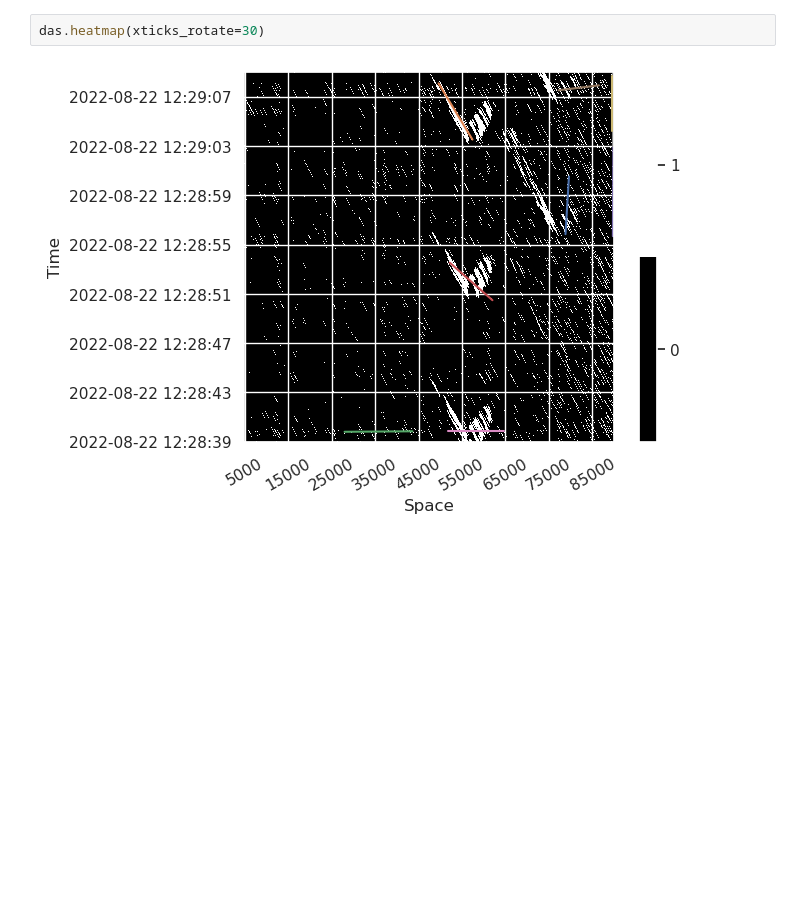
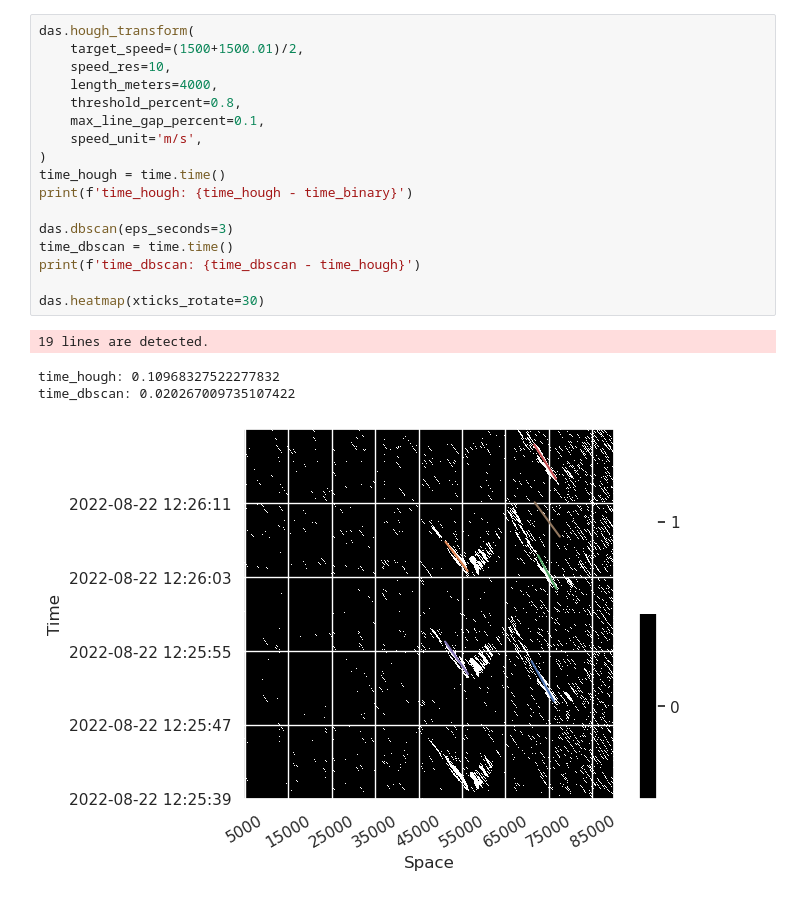
Before and after one commit to truongphanduykhanh/dasly, a Jupyter notebook: notebooks/19.2-khanhtruong-whale-newdasly.ipynb, the cells around one changed output. Saved outputs shown, nothing was run; the diff lists cells and outputs as text; blank space fills up the shorter version.

```diff
--- a/notebooks/19.2-khanhtruong-whale-newdasly.ipynb
+++ b/notebooks/19.2-khanhtruong-whale-newdasly.ipynb
@@ -57,7 +124,25 @@ print(f'time_dbscan: {time_dbscan - time_hough}')
-# %%
-das.heatmap(xticks_rotate=30)
-# %% [output]
-[figure, removed]
+# %%
+das.hough_transform(
+    target_speed=(1500+1500.01)/2,
+    speed_res=10,
+    length_meters=4000,
+    threshold_percent=0.8,
+    max_line_gap_percent=0.1,
+    speed_unit='m/s',
+)
+time_hough = time.time()
+print(f'time_hough: {time_hough - time_binary}')
+
+das.dbscan(eps_seconds=3)
+time_dbscan = time.time()
+print(f'time_dbscan: {time_dbscan - time_hough}')
+
+das.heatmap(xticks_rotate=30)
+# %% [output]
+19 lines are detected.
+time_hough: 0.10968327522277832
+time_dbscan: 0.020267009735107422
+[figure, added]
 # %%
 das.lines_df
 # %% [output]
```
Also changed, not shown: parts of 13 cells of this notebook, 7 other files.
